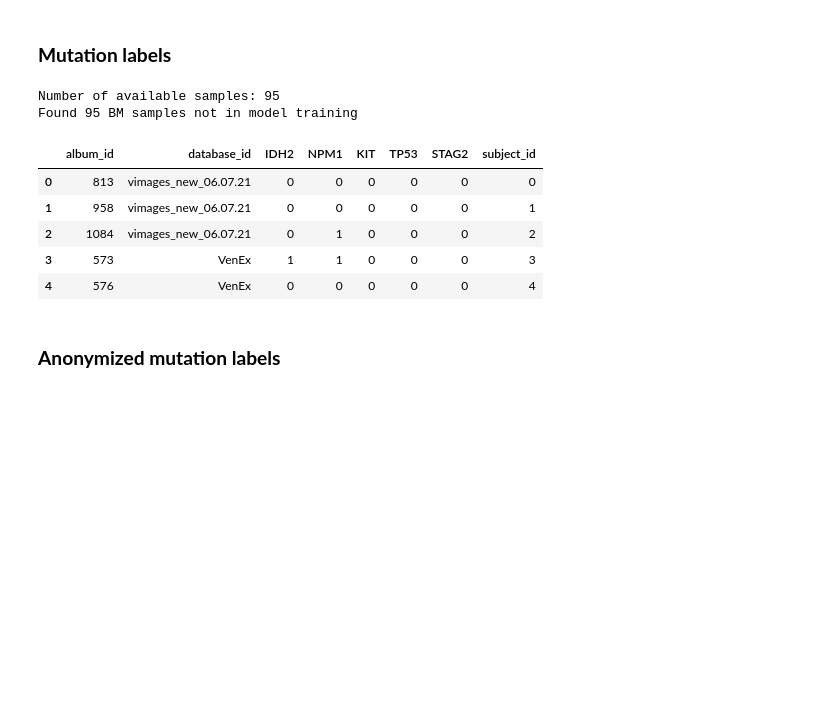
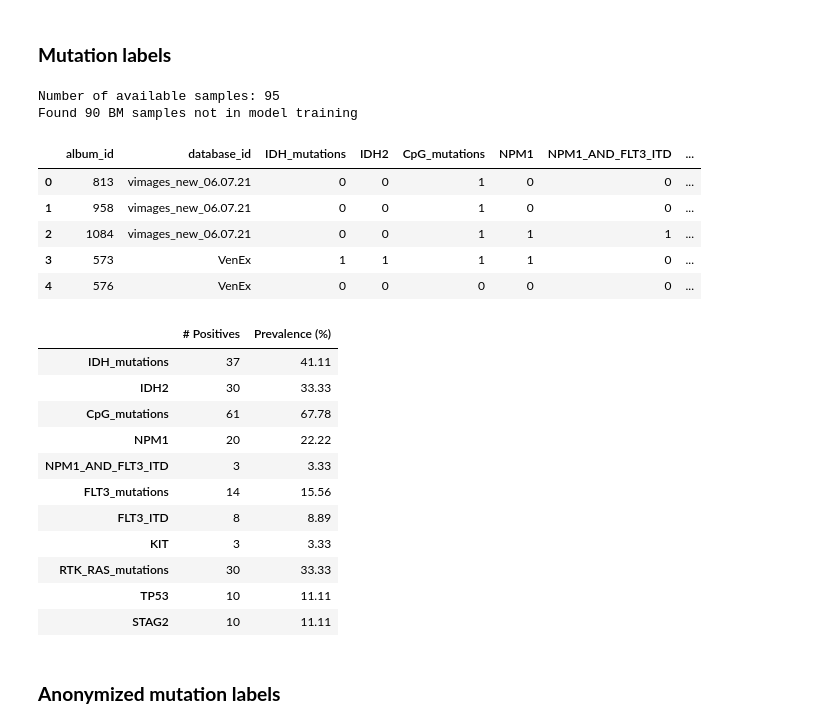
Before and after one commit to purz1/mut-pred-analysis, a Jupyter notebook: 2_helsinki_venex_validation_cohort_selection.ipynb, the cells around one changed output. Saved outputs shown, nothing was run; the diff lists cells and outputs as text; code cells hidden in the pictures; blank space fills up the shorter version.

```diff
--- a/2_helsinki_venex_validation_cohort_selection.ipynb
+++ b/2_helsinki_venex_validation_cohort_selection.ipynb
@@ -12,40 +12,80 @@ BM_VARIABLE_TABLE_PATH = MUTATION_LABELS_PATH_BM
 df = pd.read_csv(VENEX_INPUT_FILEPATH)
 
 print(f"Number of available samples: {len(df)}")
+
+# rename some variables to match witht the train dataset
+df = df.rename(columns={
+    "FLT3_itd": "FLT3_ITD",
+    "FLT3_tkd": "FLT3_TKD",
+})
+
+# merge some variables to create fusion variables
+df["FLT3_mutations"] = df["FLT3_ITD"] | df["FLT3_TKD"]
+df["IDH_mutations"] = df["IDH1"] | df["IDH2"]
+df["NPM1_AND_FLT3_ITD"] = df["NPM1"] & df["FLT3_ITD"]
+df["RTK_RAS_mutations"] = df["FLT3_ITD"] | df["FLT3_TKD"] | df["NF1"] | df["CBL"] | df["KRAS"] | df["NRAS"] | df["PTPN11"]
+df["CpG_mutations"] = df["DNMT3A"] | df["IDH1"] | df["IDH2"] | df["TET2"]
 
 # get existing mutation variables in VenEx dataset
 existing_variables = [variable for variable in SELECTED_VARIABLES if variable in df.columns]
 
 venex_mutation_labels = df[["album_id", "mgg_database"] + existing_variables]
 venex_mutation_labels = venex_mutation_labels.rename(columns={"mgg_database": "database_id", "venex_id": "subject_id"})
 venex_mutation_labels[existing_variables] = venex_mutation_labels[existing_variables].replace({True: 1, False: 0})
 
 
 # filter out samples that have been used in model training
 df = pd.read_excel(BM_VARIABLE_TABLE_PATH)
 venex_mutation_labels = venex_mutation_labels[
     ~venex_mutation_labels.set_index(["album_id", "database_id"]).index.isin(
         df.set_index(["album_id", "database_id"]).index
     )
 ]
 print(f"Found {len(venex_mutation_labels)} BM samples not in model training")
 
 # create dummy subject_id columns
 venex_mutation_labels["subject_id"] = venex_mutation_labels.index
 
 display(venex_mutation_labels.head())
 
+# Number of True values per column
+temp = venex_mutation_labels.drop(columns=["album_id", "database_id", "subject_id"])
+true_count = temp.sum()
+
+# Percentage of True values per column
+true_percent = temp.mean() * 100
+
+# Combine into one DataFrame
+result = pd.DataFrame({
+    '# Positives': true_count,
+    'Prevalence (%)': true_percent.round(2)
+})
+
+display(result)
+
 #if SAVE_FILES:
 #    venex_mutation_labels.to_excel(f"data/{DATE}/venex_mutation_labels_{DATE}.xlsx")
 # %% [output]
 Number of available samples: 95
-Found 95 BM samples not in model training
+Found 90 BM samples not in model training
-|  | album_id | database_id | IDH2 | NPM1 | KIT | TP53 | STAG2 | subject_id |
-| 0 | 813 | vimages_new_06.07.21 | 0 | 0 | 0 | 0 | 0 | 0 |
-| 1 | 958 | vimages_new_06.07.21 | 0 | 0 | 0 | 0 | 0 | 1 |
-| 2 | 1084 | vimages_new_06.07.21 | 0 | 1 | 0 | 0 | 0 | 2 |
-| 3 | 573 | VenEx | 1 | 1 | 0 | 0 | 0 | 3 |
-| 4 | 576 | VenEx | 0 | 0 | 0 | 0 | 0 | 4 |
+|  | album_id | database_id | IDH_mutations | IDH2 | CpG_mutations | NPM1 | NPM1_AND_FLT3_ITD | ... |
+| 0 | 813 | vimages_new_06.07.21 | 0 | 0 | 1 | 0 | 0 | ... |
+| 1 | 958 | vimages_new_06.07.21 | 0 | 0 | 1 | 0 | 0 | ... |
+| 2 | 1084 | vimages_new_06.07.21 | 0 | 0 | 1 | 1 | 1 | ... |
+| 3 | 573 | VenEx | 1 | 1 | 1 | 1 | 0 | ... |
+| 4 | 576 | VenEx | 0 | 0 | 0 | 0 | 0 | ... |
+|  | # Positives | Prevalence (%) |
+| IDH_mutations | 37 | 41.11 |
+| IDH2 | 30 | 33.33 |
+| CpG_mutations | 61 | 67.78 |
+| NPM1 | 20 | 22.22 |
+| NPM1_AND_FLT3_ITD | 3 | 3.33 |
+| FLT3_mutations | 14 | 15.56 |
+| FLT3_ITD | 8 | 8.89 |
+| KIT | 3 | 3.33 |
+| RTK_RAS_mutations | 30 | 33.33 |
+| TP53 | 10 | 11.11 |
+| STAG2 | 10 | 11.11 |
 # %% [markdown]
 ### **Anonymized mutation labels**
 # %%
```
Also changed, not shown: parts of 3 cells of this notebook, 6 other files.
